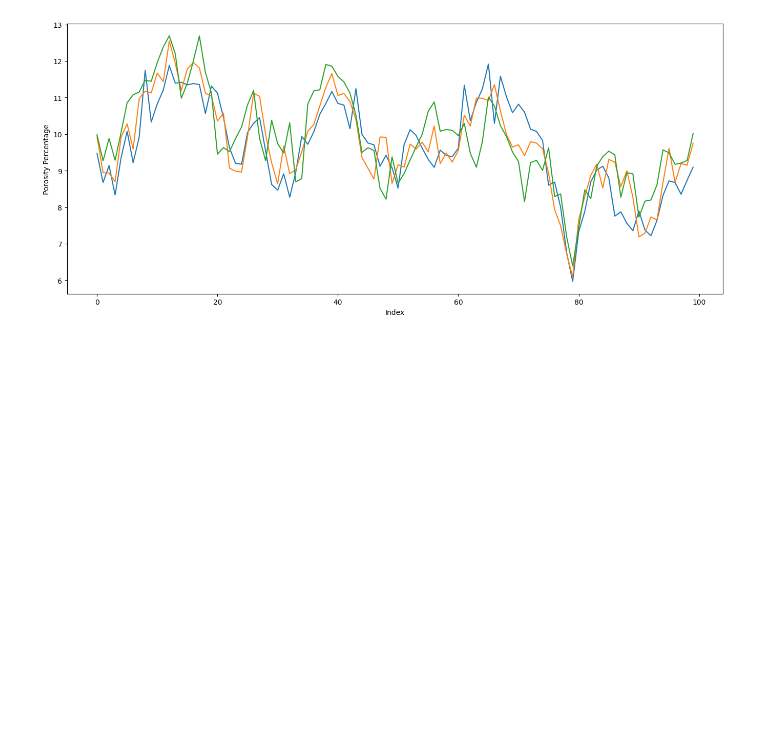
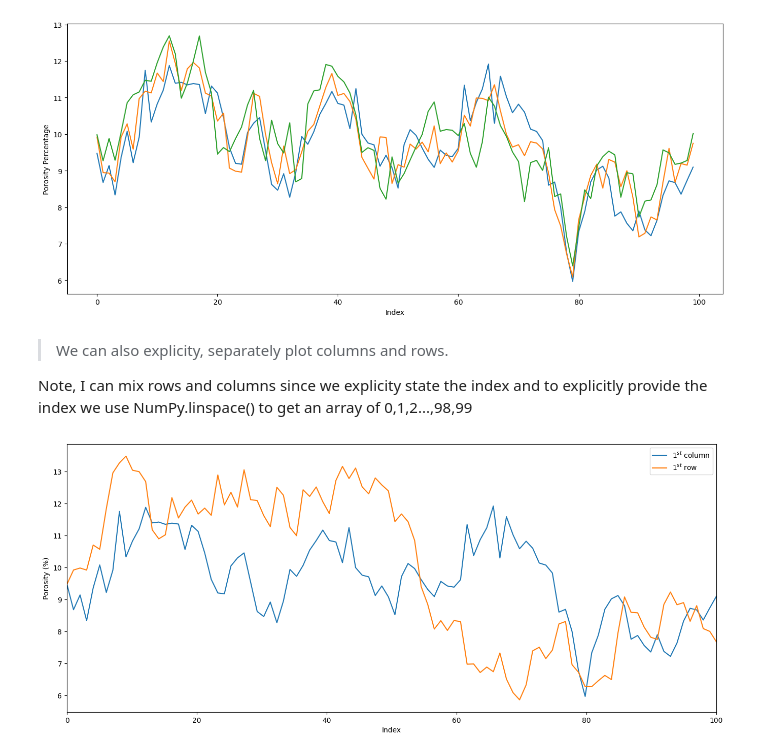
Before and after one commit to aaditya29/Quantitative-Finance-With-Python, a Jupyter notebook: 05-Data Science Basics/02-Gridded Data/GriddedData.ipynb, the cells around one changed output. Cells and saved outputs as stored; diff of their text form; code cells hidden in the pictures; blank space fills up the shorter version.

Commit message:
using linspace()

```diff
--- a/05-Data Science Basics/02-Gridded Data/GriddedData.ipynb
+++ b/05-Data Science Basics/02-Gridded Data/GriddedData.ipynb
@@ -170,3 +170,19 @@ plt.subplots_adjust(left=0.0, bottom=0.0, right=2.0, top=1.1,wspace=0.2,hspace=0
 plt.show() # close the plot
 # %% [output]
 [figure]
+# %% [markdown]
+> We can also explicity, separately plot columns and rows.
+
+Note, I can mix rows and columns since we explicity state the index and to explicitly provide the index we use NumPy.linspace() to get an array of 0,1,2...,98,99
+# %%
+
+plt.plot(np.linspace(0, 100, 100), porosity_map[:, 0], label='$1^{st}$ column') # plotting the first column
+plt.plot(np.linspace(0, 100, 100), porosity_map[0, :], label='$1^{st}$ row')
+plt.xlim([0, 100]) # specify the min and max
+plt.xlabel('Index')
+plt.ylabel('Porosity (%)')  # add labels to axes
+plt.legend()                                    # add a legend
+plt.subplots_adjust(left=0.0, bottom=0.0, right=2.0, top=1.1, wspace=0.2, hspace=0.2)  # set the plot scale
+plt.show()
+# %% [output]
+[figure, added]
```
